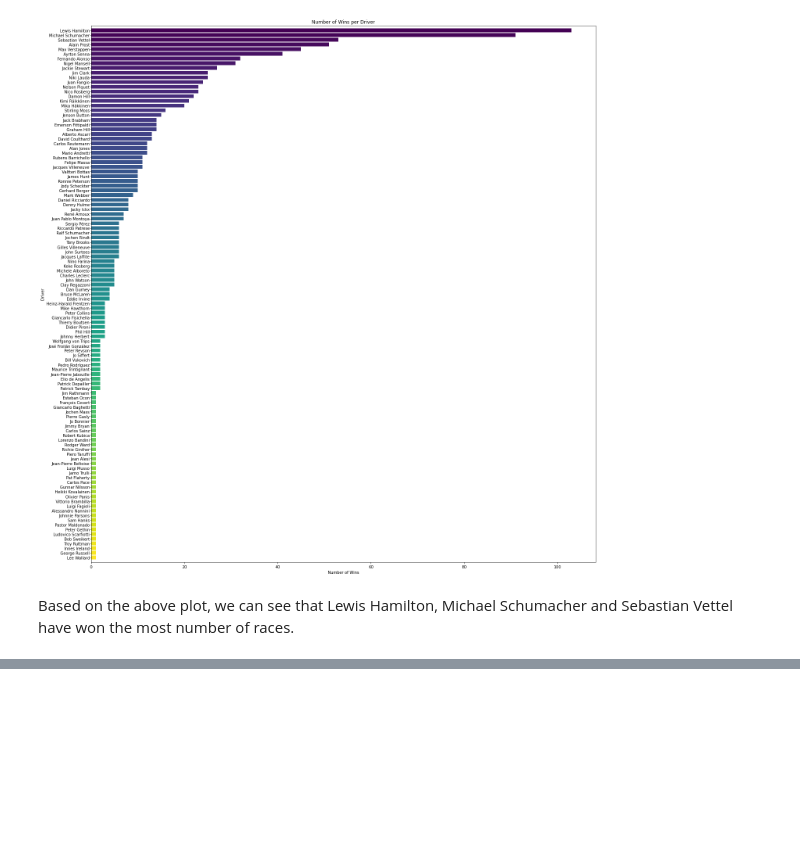
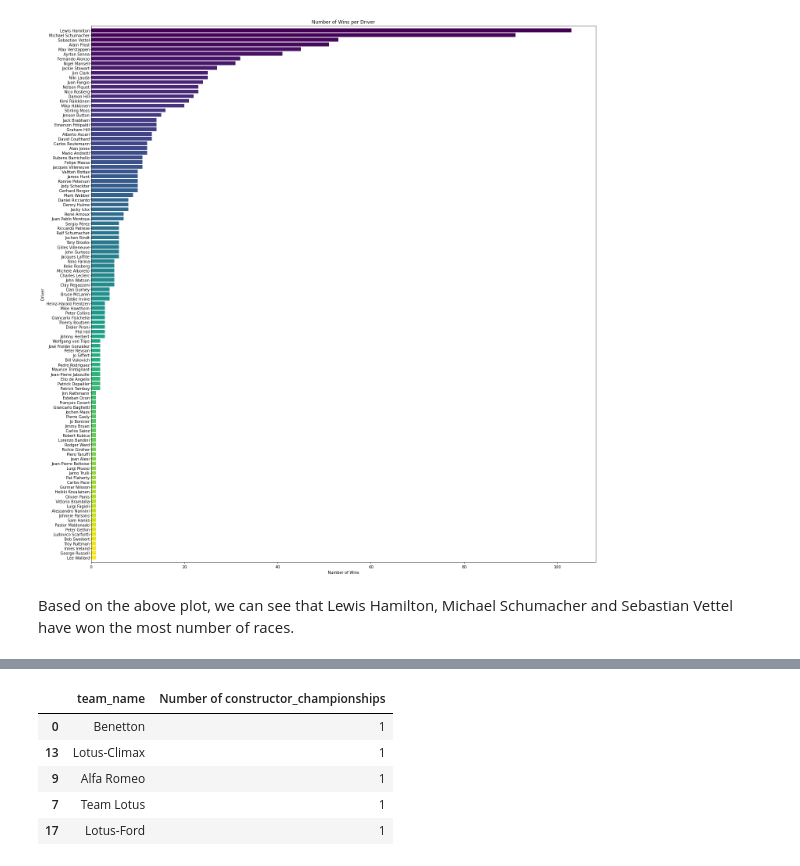
Before and after one commit to Nandini1521/CCproject, a Jupyter notebook: Cloud_project.ipynb, the cells around one changed output, grey strips where cells are left out. Saved outputs shown, nothing was run; the diff lists cells and outputs as text; code cells hidden in the pictures; blank space fills up the shorter version.

```diff
--- a/Cloud_project.ipynb
+++ b/Cloud_project.ipynb
@@ -331,0 +347,11 @@ Based on the above plot, we can see that Lewis Hamilton, Michael Schumacher and
+# %%
+team_mentions_pd= team_mentions.toPandas()
+team_mentions_pd= team_mentions_pd.sort_values(by="Number of constructor_championships", ascending=True)
+team_mentions_pd.head()
+# %% [output]
+|  | team_name | Number of constructor_championships |
+| 0 | Benetton | 1 |
+| 13 | Lotus-Climax | 1 |
+| 9 | Alfa Romeo | 1 |
+| 7 | Team Lotus | 1 |
+| 17 | Lotus-Ford | 1 |
```
Also changed, not shown: parts of 22 cells of this notebook.
